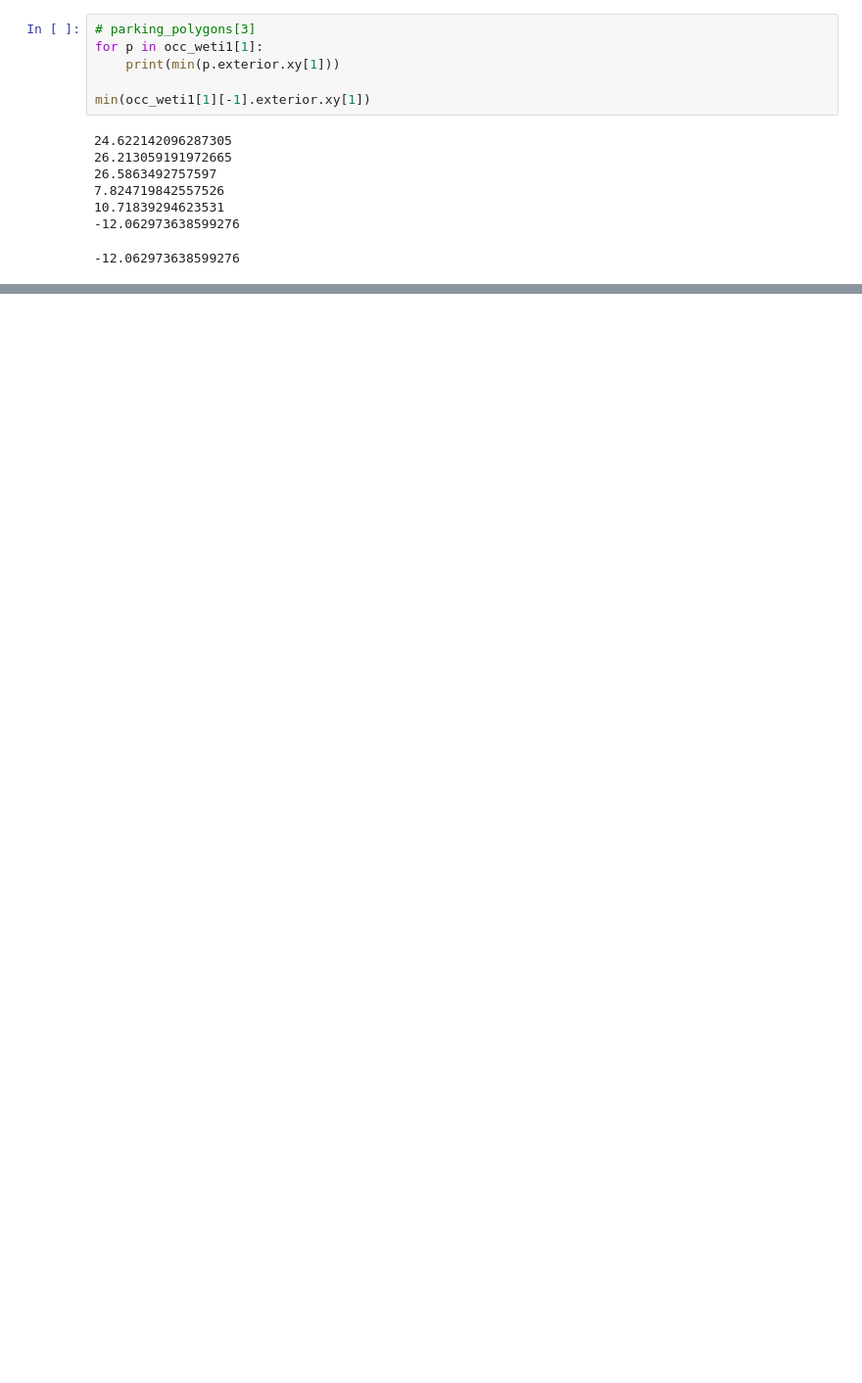
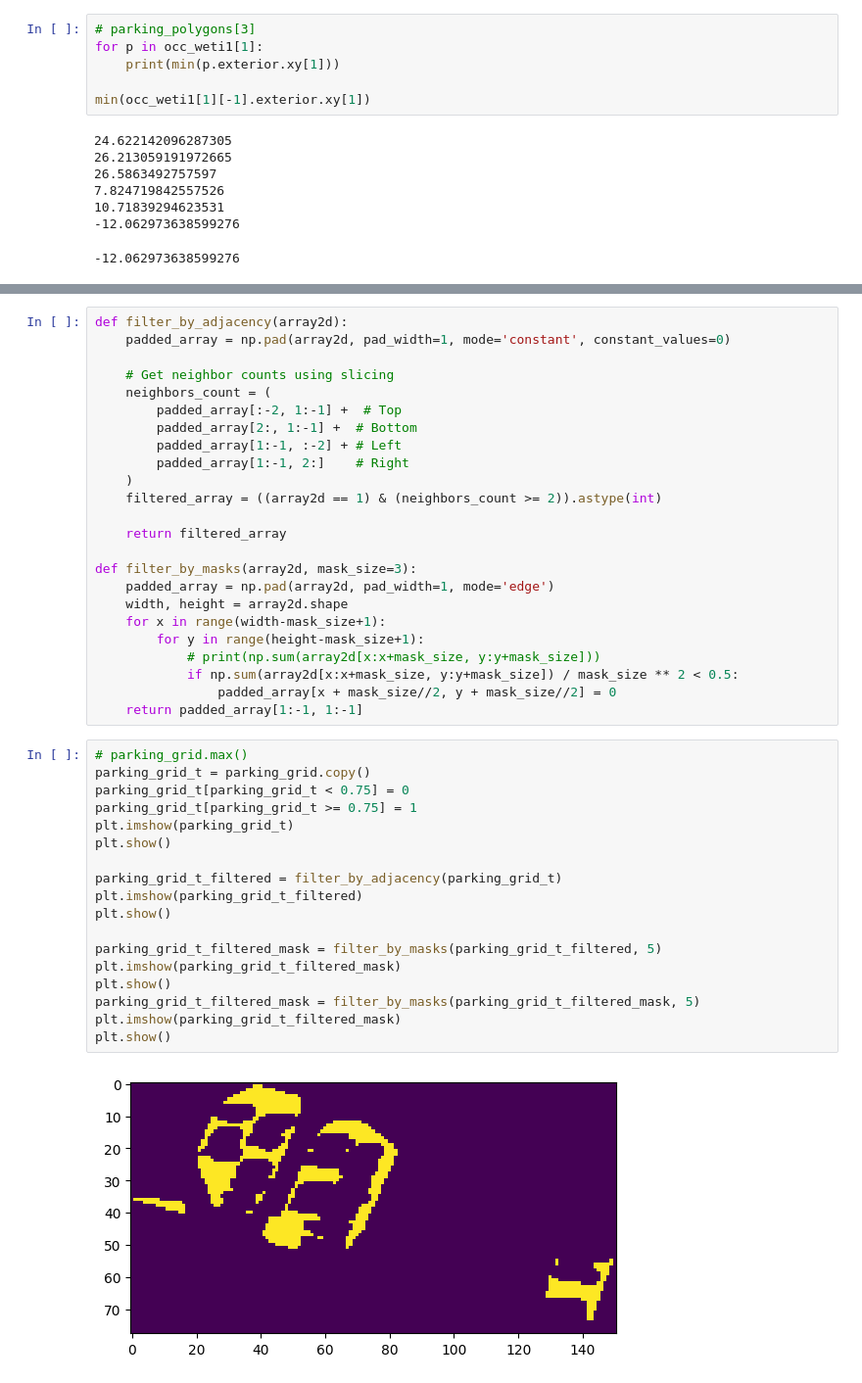
Before and after one commit to Trawirr/ParkingApp, a Jupyter notebook: segmentation/segmentation.ipynb, the cells around one changed output, grey strips where cells are left out. Shown: that part at 98% size. Saved outputs shown, nothing was run; the diff lists cells and outputs as text; blank space fills up the shorter version.

```diff
--- a/segmentation/segmentation.ipynb
+++ b/segmentation/segmentation.ipynb
@@ -293,0 +348,44 @@ total free space area: 387.642762364768m^2, ~31.01142098918144 spaces
+# %%
+def filter_by_adjacency(array2d):
+    padded_array = np.pad(array2d, pad_width=1, mode='constant', constant_values=0)
+
+    # Get neighbor counts using slicing
+    neighbors_count = (
+        padded_array[:-2, 1:-1] +  # Top
+        padded_array[2:, 1:-1] +  # Bottom
+        padded_array[1:-1, :-2] + # Left
+        padded_array[1:-1, 2:]    # Right
+    )
+    filtered_array = ((array2d == 1) & (neighbors_count >= 2)).astype(int)
+
+    return filtered_array
+
+def filter_by_masks(array2d, mask_size=3):
+    padded_array = np.pad(array2d, pad_width=1, mode='edge')
+    width, height = array2d.shape
+    for x in range(width-mask_size+1):
+        for y in range(height-mask_size+1):
+            # print(np.sum(array2d[x:x+mask_size, y:y+mask_size]))
+            if np.sum(array2d[x:x+mask_size, y:y+mask_size]) / mask_size ** 2 < 0.5:
+                padded_array[x + mask_size//2, y + mask_size//2] = 0
+    return padded_array[1:-1, 1:-1]
+# %%
+# parking_grid.max()
+parking_grid_t = parking_grid.copy()
+parking_grid_t[parking_grid_t < 0.75] = 0
+parking_grid_t[parking_grid_t >= 0.75] = 1
+plt.imshow(parking_grid_t)
+plt.show()
+
+parking_grid_t_filtered = filter_by_adjacency(parking_grid_t)
+plt.imshow(parking_grid_t_filtered)
+plt.show()
+
+parking_grid_t_filtered_mask = filter_by_masks(parking_grid_t_filtered, 5)
+plt.imshow(parking_grid_t_filtered_mask)
+plt.show()
+parking_grid_t_filtered_mask = filter_by_masks(parking_grid_t_filtered_mask, 5)
+plt.imshow(parking_grid_t_filtered_mask)
+plt.show()
+# %% [output]
+[figure, added]
```
Also changed, not shown: parts of 13 cells of this notebook.
